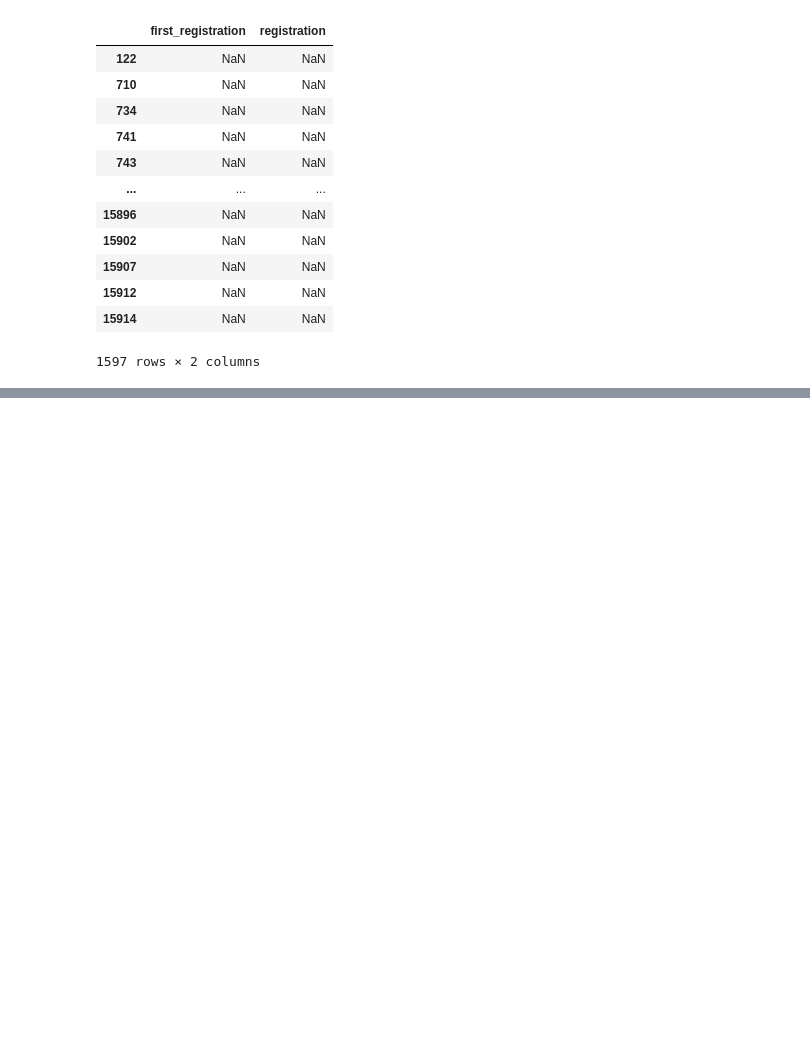
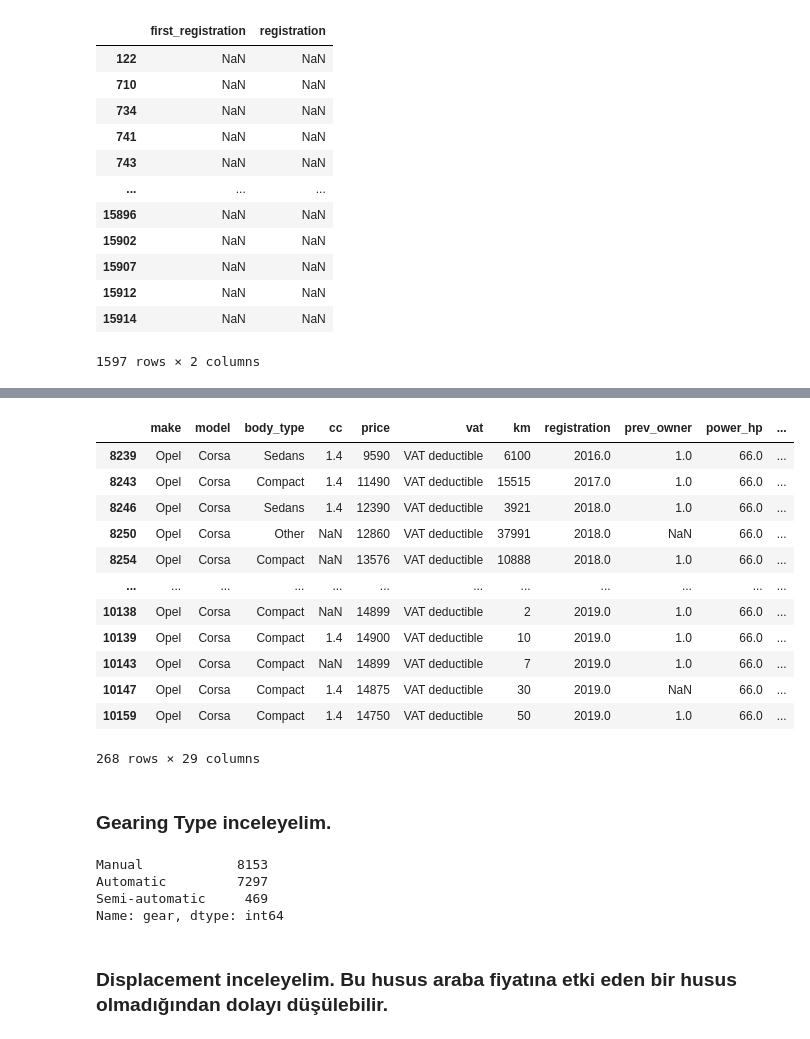
Before and after one commit to StephenKinggg/Data_Science_Course_Repo, a Jupyter notebook: 1. Projects_Assignment/18. DAwPY_Capstone_Project(Auto_Scout)/AutoScout_data_cleaning.ipynb, the cells around one changed output, grey strips where cells are left out. Cells and saved outputs as stored; diff of their text form; code cells hidden in the pictures; blank space fills up the shorter version.

```diff
--- a/1. Projects_Assignment/18. DAwPY_Capstone_Project(Auto_Scout)/AutoScout_data_cleaning.ipynb
+++ b/1. Projects_Assignment/18. DAwPY_Capstone_Project(Auto_Scout)/AutoScout_data_cleaning.ipynb
@@ -745,0 +1037,18 @@ df['Body Color']
+# %%
+df2[df2["model_code"] =="0035/BCB"
+# %% [output]
+|  | make | model | body_type | cc | price | vat | km | registration | prev_owner | power_hp | ... |
+| 8239 | Opel | Corsa | Sedans | 1.4 | 9590 | VAT deductible | 6100 | 2016.0 | 1.0 | 66.0 | ... |
+| 8243 | Opel | Corsa | Compact | 1.4 | 11490 | VAT deductible | 15515 | 2017.0 | 1.0 | 66.0 | ... |
+| 8246 | Opel | Corsa | Sedans | 1.4 | 12390 | VAT deductible | 3921 | 2018.0 | 1.0 | 66.0 | ... |
+| 8250 | Opel | Corsa | Other | NaN | 12860 | VAT deductible | 37991 | 2018.0 | NaN | 66.0 | ... |
+| 8254 | Opel | Corsa | Compact | NaN | 13576 | VAT deductible | 10888 | 2018.0 | 1.0 | 66.0 | ... |
+| ... | ... | ... | ... | ... | ... | ... | ... | ... | ... | ... | ... |
+| 10138 | Opel | Corsa | Compact | NaN | 14899 | VAT deductible | 2 | 2019.0 | 1.0 | 66.0 | ... |
+| 10139 | Opel | Corsa | Compact | 1.4 | 14900 | VAT deductible | 10 | 2019.0 | 1.0 | 66.0 | ... |
+| 10143 | Opel | Corsa | Compact | NaN | 14899 | VAT deductible | 7 | 2019.0 | 1.0 | 66.0 | ... |
+| 10147 | Opel | Corsa | Compact | 1.4 | 14875 | VAT deductible | 30 | 2019.0 | NaN | 66.0 | ... |
+| 10159 | Opel | Corsa | Compact | 1.4 | 14750 | VAT deductible | 50 | 2019.0 | 1.0 | 66.0 | ... |
+268 rows × 29 columns
+# %% [markdown]
+### Gearing Type inceleyelim.
@@ -745,0 +1059,9 @@ df['Body Color']
+# %%
+data["gear"].value_counts(dropna=False)   # veri tam.
+# %% [output]
+Manual            8153
+Automatic         7297
+Semi-automatic     469
+Name: gear, dtype: int64
+# %% [markdown]
+### Displacement inceleyelim. Bu husus araba fiyatına etki eden bir husus olmadığından dolayı düşülebilir.
```
Also changed, not shown: parts of 97 cells of this notebook.
